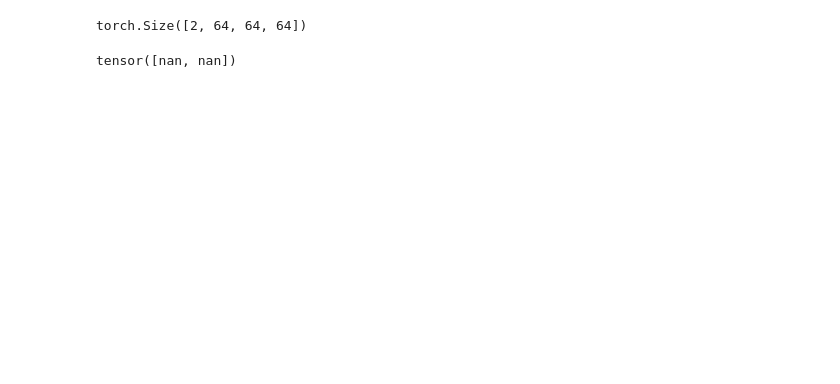
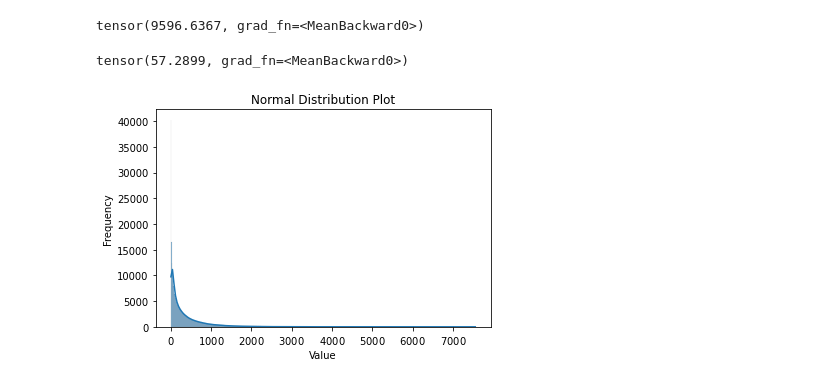
Before and after one commit to Suchcools/HCP-Diffusion, a Jupyter notebook: hcpdiff/loss/test.ipynb, the cells around one changed output. Cells and saved outputs as stored; diff of their text form; code cells hidden in the pictures; blank space fills up the shorter version.

```diff
--- a/hcpdiff/loss/test.ipynb
+++ b/hcpdiff/loss/test.ipynb
@@ -34,9 +36,13 @@ import torch
 # %%
 edm_loss = EDMLoss(gamma=0.5)
 
-ssim_loss = SSIMLoss(reduction=None)
+ssim_loss = SSIMLoss( channel=64)
 gw_loss = GWLoss(reduction=None)
-inputs, target, sigma = torch.Tensor(2,64,64,64), torch.Tensor(2,64,64,64), torch.Tensor(2,1,1,1)
+# 加载保存的 input、target 和 sigma
+inputs = torch.load('/home/linjw/Innoverse/HCP-Diffusion/test/input_tensor.pt').cpu()
+target = torch.load('/home/linjw/Innoverse/HCP-Diffusion/test/target_tensor.pt').cpu()
+sigma = torch.load('/home/linjw/Innoverse/HCP-Diffusion/test/sigma_tensor.pt').cpu()
+
 
 edm_loss = edm_loss(inputs, target, sigma)
 ssim_loss = ssim_loss(inputs, target)
@@ -44,12 +83,32 @@ gw_loss = gw_loss(inputs, target)
 # %%
-gw_loss.shape
+gw_loss.mean()
 # %% [output]
-torch.Size([2, 64, 64, 64])
+tensor(9596.6367, grad_fn=<MeanBackward0>)
-# %%
-from pytorch_msssim import SSIM, MS_SSIM
-from torch.nn.modules.loss import _Loss
-import torch
-ssim = SSIM(size_average=False, channel=64) # channel -> 64
-ssim(inputs, target)
-# %% [output]
-tensor([nan, nan])
+# %%
+edm_loss.mean()
+# %% [output]
+tensor(57.2899, grad_fn=<MeanBackward0>)
+# %%
+import torch
+import matplotlib.pyplot as plt
+import seaborn as sns
+
+# 生成形状为 (64, 64, 64) 的随机张量
+tensor = edm_loss[1].detach()
+
+# 将张量展平以绘制直方图
+flat_tensor = tensor.view(-1).numpy()
+
+# 使用 seaborn 绘制直方图
+sns.histplot(flat_tensor, kde=True)
+
+# 添加标签和标题
+plt.xlabel('Value')
+plt.ylabel('Frequency')
+plt.title('Normal Distribution Plot')
+ax = plt.gca()
+ax.xaxis.set_major_formatter(ScalarFormatter(useMathText=True))
+# 显示图形
+plt.show()
+# %% [output]
+[figure, added]
```
Also changed, not shown: parts of 6 cells of this notebook, 5 other files.
